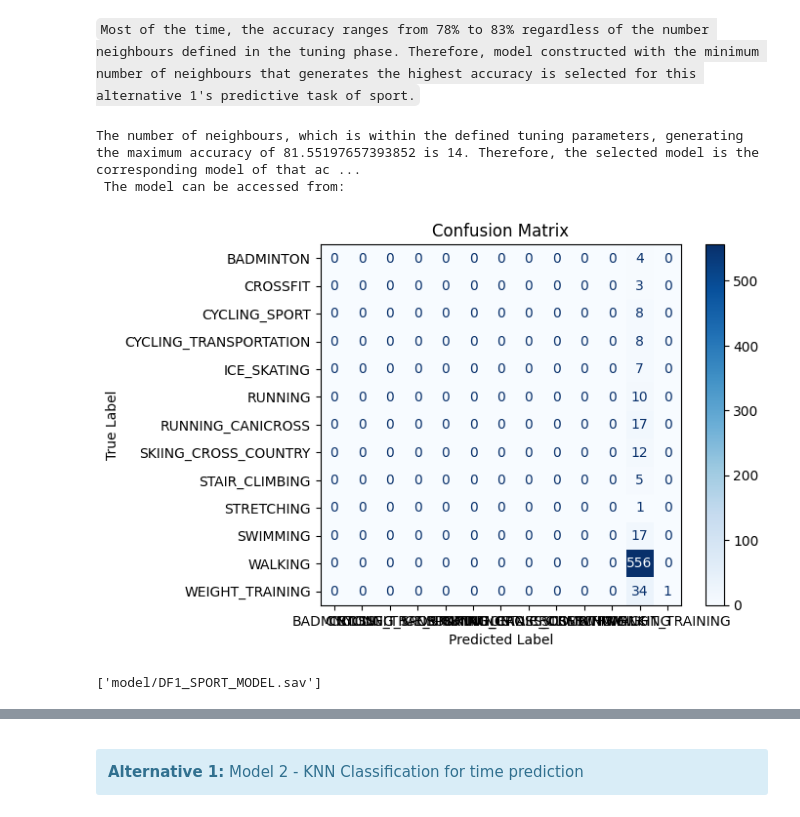
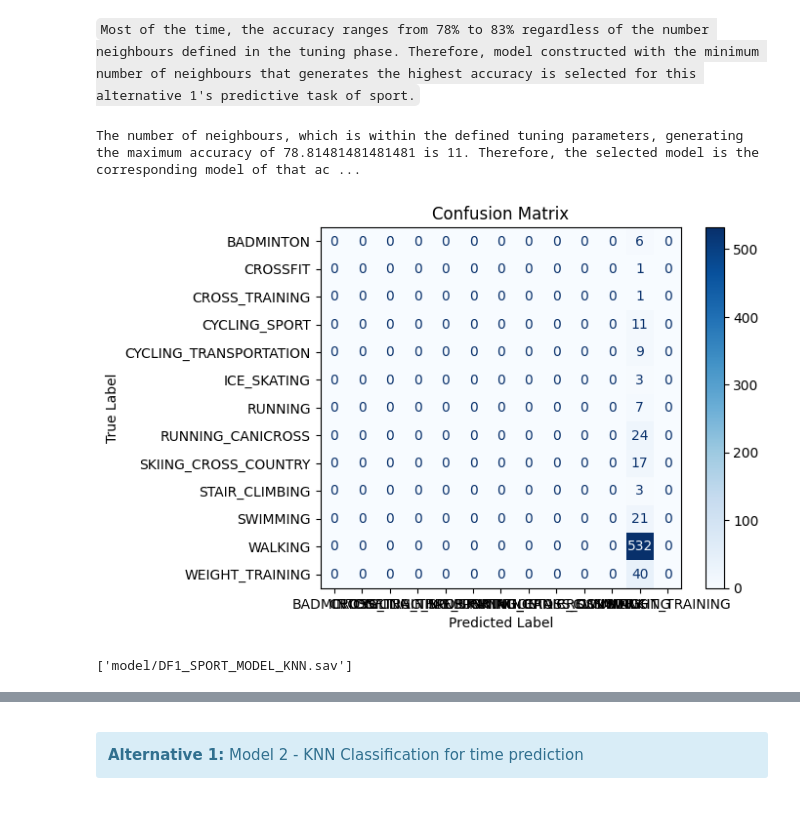
Before and after one commit to Thanhtrannd/WorkoutBigDataPredictiveModel, a Jupyter notebook: main.ipynb, the cells around one changed output, grey strips where cells are left out. Drawn from its saved outputs; the diff is of its cells as text; code cells hidden in the pictures.

```diff
--- a/main.ipynb
+++ b/main.ipynb
@@ -963,13 +1136,20 @@ DF1_DUR_X, DF1_DUR_Y = past_time_shift(DF1_DUR, "duration_s", nEvents, True, "da
     <b>Step 7:</b> Partitioning data
 </div>
 # %%
-def getIndexPartition(X, test_percent):
+def getIndexPartition(X, Y, test_percent, stratify_cv=None):
     nX = X.shape[0]
     X_Idx = np.arange(0, nX, 1, dtype=int)
+    nY = Y.shape[0]
+    Y_Idx = np.arange(0, nY, 1, dtype=int)
+    if stratify_cv:
+        stratify_ = Y_Idx
+    else:
+        stratify_ = None
 
-    trainIdx, testIdx = train_test_split(X_Idx, test_size=test_percent)
+    XtrainIdx, XtestIdx, YtrainIdx, YtestIdx = train_test_split(X_Idx, Y_Idx, test_size=test_percent, stratify = stratify_)
 
-    return trainIdx, testIdx
+
+    return XtrainIdx, XtestIdx
 
 def getPartitionByIdx(X, Y, trainIdx, testIdx, XtrainFilename=None, XtestFilename=None, YtrainFilename=None, YtestFilename=None):
     Xtrain = X[trainIdx, :]
@@ -995,7 +1175,7 @@ def getPartitionByIdx(X, Y, trainIdx, testIdx, XtrainFilename=None, XtestFilenam
     return Xtrain, Xtest, Ytrain, Ytest
 
 test_percent = 0.2
-trainIdx, testIdx = getIndexPartition(DF1_SPORT_Y, test_percent)
+trainIdx, testIdx = getIndexPartition(DF1_SPORT_X, DF1_SPORT_Y, test_percent)
 
 ################# ALTERNATIVE 1'S DATASETS' PARTITIONS ##################
 ### Dataset DF1_SPORT_X
@@ -1006,6 +1186,12 @@ DF1_TIME_Xtrain, DF1_TIME_Xtest, DF1_TIME_Ytrain, DF1_TIME_Ytest = getPartitionB
 DF1_DUR_Xtrain, DF1_DUR_Xtest, DF1_DUR_Ytrain, DF1_DUR_Ytest = getPartitionByIdx(DF1_DUR_X, DF1_DUR_Y, trainIdx, testIdx, "data/DF1_DUR_Xtrain.csv", "data/DF1_DUR_Xtest.csv", "data/DF1_DUR_Ytrain.csv", "data/DF1_DUR_Ytest.csv")
 
 ################# ALTERNATIVE 2'S DATASETS ##################
+### Dataset DF2_SPORT_X
+DF2_SPORT_Xtrain, DF2_SPORT_Xtest, DF2_SPORT_Ytrain, DF2_SPORT_Ytest = getPartitionByIdx(DF2_SPORT_X, DF2_SPORT_Y, trainIdx, testIdx, "data/DF2_SPORT_Xtrain.csv", "data/DF2_SPORT_Xtest.csv", "data/DF2_SPORT_Ytrain.csv", "data/DF2_SPORT_Ytest.csv")
+### Dataset DF2_TIME
+DF2_TIME_Xtrain, DF2_TIME_Xtest, DF2_TIME_Ytrain, DF2_TIME_Ytest = getPartitionByIdx(DF2_TIME_X, DF2_TIME_Y, trainIdx, testIdx, "data/DF2_TIME_Xtrain.csv", "data/DF2_TIME_Xtest.csv", "data/DF2_TIME_Ytrain.csv", "data/DF2_TIME_Ytest.csv")
+### Dataset DF2_DUR
+DF2_DUR_Xtrain, DF2_DUR_Xtest, DF2_DUR_Ytrain, DF2_DUR_Ytest = getPartitionByIdx(DF2_DUR_X, DF2_DUR_Y, trainIdx, testIdx, "data/DF2_DUR_Xtrain.csv", "data/DF2_DUR_Xtest.csv", "data/DF2_DUR_Ytrain.csv", "data/DF2_DUR_Ytest.csv")
 
 ################# ALTERNATIVE 3'S DATASETS ##################
 # %% [markdown]
@@ -1073,26 +1290,20 @@ Accuracy of KNN model for predicting SPORT of Alternative 1 ...
 # %% [markdown]
 `Most of the time, the accuracy ranges from 78% to 83% regardless of the number neighbours defined in the tuning phase. Therefore, model constructed with the minimum number of neighbours that generates the highest accuracy is selected for this alternative 1's predictive task of sport.`
 # %%
-#del max
+### KNN Classification
 DF1_SPORT_MAX_ACCURACY = max(DF1_SPORT_ACCURACY_DICT.values())
 DF1_SPORT_MAX_ACCURACY_nNeighbours = max(DF1_SPORT_ACCURACY_DICT, key=DF1_SPORT_ACCURACY_DICT.get)
-print(f"The number of neighbours, which is within the defined tuning parameters, generating the maximum accuracy of {DF1_SPORT_MAX_ACCURACY} is {DF1_SPORT_MAX_ACCURACY_nNeighbours}. Therefore, the selected model is the corresponding model of that accuracy.\n The model can be accessed from:")
-DF1_SPORT_MODEL = DF1_SPORT_MODEL_DICT[DF1_SPORT_MAX_ACCURACY_nNeighbours]
-DF1_SPORT_Ytest_pred = DF1_SPORT_Ytest_pred_DICT[DF1_SPORT_MAX_ACCURACY_nNeighbours]
-DF1_SPORT_ACCURACY = DF1_SPORT_ACCURACY_DICT[DF1_SPORT_MAX_ACCURACY_nNeighbours]
+print(f"The number of neighbours, which is within the defined tuning parameters, generating the maximum accuracy of {DF1_SPORT_MAX_ACCURACY} is {DF1_SPORT_MAX_ACCURACY_nNeighbours}. Therefore, the selected model is the corresponding model of that accuracy.")
+DF1_SPORT_MODEL_KNN = DF1_SPORT_MODEL_DICT[DF1_SPORT_MAX_ACCURACY_nNeighbours]
+DF1_SPORT_Ytest_pred_KNN = DF1_SPORT_Ytest_pred_DICT[DF1_SPORT_MAX_ACCURACY_nNeighbours]
+DF1_SPORT_ACCURACY_KNN = DF1_SPORT_ACCURACY_DICT[DF1_SPORT_MAX_ACCURACY_nNeighbours]
 
 plottingConfusionMatrix(DF1_SPORT_MODEL, DF1_SPORT_Xtest, DF1_SPORT_Ytest)
 
 # Save the model to disk
-DF1_SPORT_MODEL_filename = 'model/DF1_SPORT_MODEL.sav'
-joblib.dump(DF1_SPORT_MODEL, DF1_SPORT_MODEL_filename)
-
-# load the model from disk
-# DF1_SPORT_MODEL = joblib.load(DF1_SPORT_MODEL_filename)
-# DF1_SPORT_MODEL_result = DF1_SPORT_MODEL.score(DF1_SPORT_Xtest, DF1_SPORT_Ytest)
-# print(DF1_SPORT_MODEL_result)
+DF1_SPORT_MODEL_KNN_filename = 'model/DF1_SPORT_MODEL_KNN.sav'
+#joblib.dump(DF1_SPORT_MODEL_KNN, DF1_SPORT_MODEL_KNN_filename)
 # %% [output]
-The number of neighbours, which is within the defined tuning parameters, generating the maximum accuracy of 81.55197657393852 is 14. Therefore, the selected model is the corresponding model of that ac ...
- The model can be accessed from:
+The number of neighbours, which is within the defined tuning parameters, generating the maximum accuracy of 78.81481481481481 is 11. Therefore, the selected model is the corresponding model of that ac ...
-[figure, old version]
+[figure, new version]
-['model/DF1_SPORT_MODEL.sav']
+['model/DF1_SPORT_MODEL_KNN.sav']
```
Also changed, not shown: parts of 31 cells of this notebook, 2 other files.
